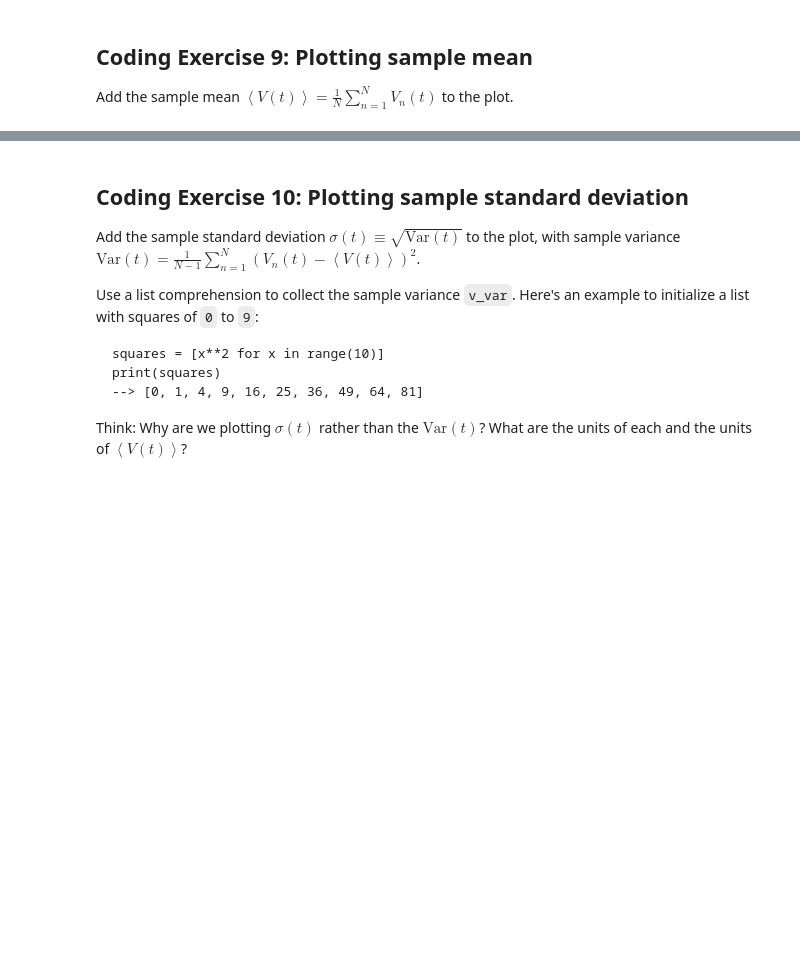
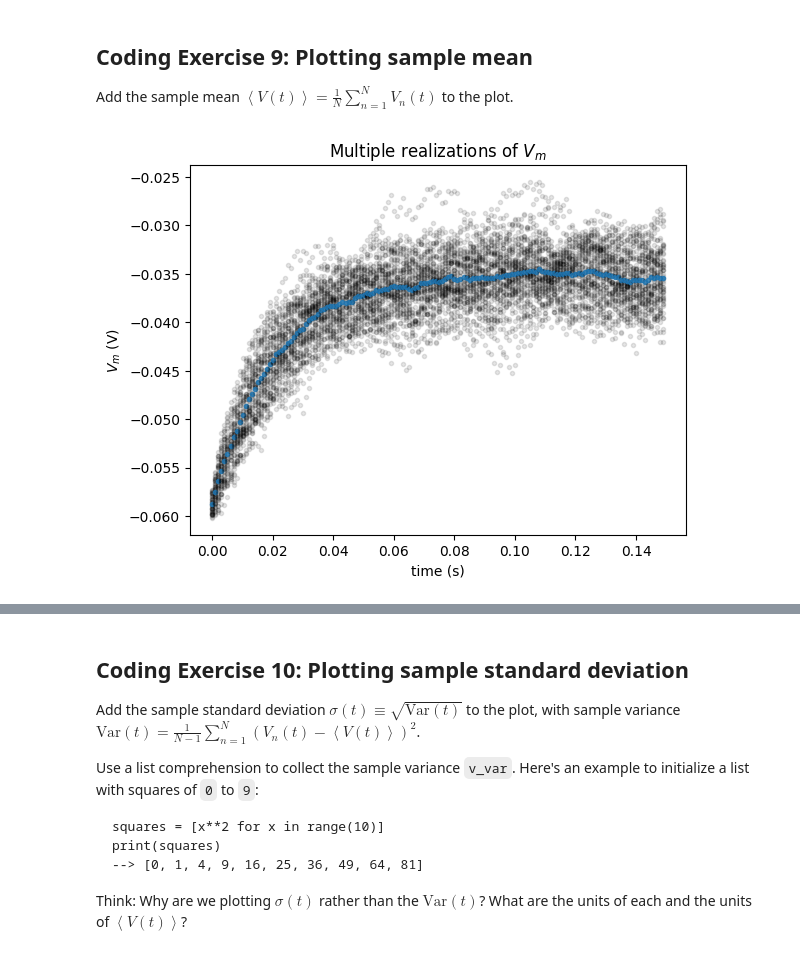
Before and after one commit to sky-zhiwu/git-learn-demo, a Jupyter notebook: tutorials/W0D1_PythonWorkshop1/student/W0D1_Tutorial1.ipynb, the cells around one changed output, grey strips where cells are left out. Cells and saved outputs as stored; diff of their text form; code cells hidden in the pictures; blank space fills up the shorter version.

```diff
--- a/tutorials/W0D1_PythonWorkshop1/student/W0D1_Tutorial1.ipynb
+++ b/tutorials/W0D1_PythonWorkshop1/student/W0D1_Tutorial1.ipynb
@@ -1050,7 +1050,6 @@ Add the sample mean $\left\langle V(t)\right\rangle=\frac{1}{N}\sum_{n=1}^N V_n(
 #################################################
 ## TODO for students: fill out code to plot sample mean ##
 # Fill out code and comment or remove the next line
-raise NotImplementedError("Student exercise: You need to plot the sample mean")
 #################################################
 
 # Set random number generator
@@ -1066,35 +1065,37 @@ v_n = [el] * n
 # Initialize the figure
 plt.figure()
 plt.title('Multiple realizations of $V_m$')
 plt.xlabel('time (s)')
 plt.ylabel('$V_m$ (V)')
 
 # Loop for step_end steps
 for step in range(step_end):
 
   # Compute value of t
   t = step * dt
 
   # Loop for n simulations
   for j in range(0, n):
 
     # Compute value of i at this time step
     i = i_mean * (1 + 0.1 * (t_max/dt)**(0.5) * (2* np.random.random() - 1))
 
     # Compute value of v for this simulation
     v_n[j] = v_n[j] + (dt / tau) * (el - v_n[j] + r*i)
 
   # Compute sample mean by summing list of v_n using sum, and dividing by n
-  v_mean = ...
+  v_mean = sum(v_n) / n
 
   # Plot simulations
   plt.plot(n*[t], v_n, 'k.', alpha=0.1)
 
   # Plot sample mean using alpha=0.8 and'C0.' for blue
-  plt.plot(...)
+  plt.plot(t, v_mean, 'C0.', alpha=0.8)
 
 # Display plot
 plt.show()
+# %% [output]
+[figure, added]
 # %% [markdown]
 [*Click for solution*](https://github.com/NeuromatchAcademy/precourse/tree/main/tutorials/W0D1_PythonWorkshop1/solutions/W0D1_Tutorial1_Solution_684b683f.py)
 
```
Also changed, not shown: parts of 5 cells of this notebook.
